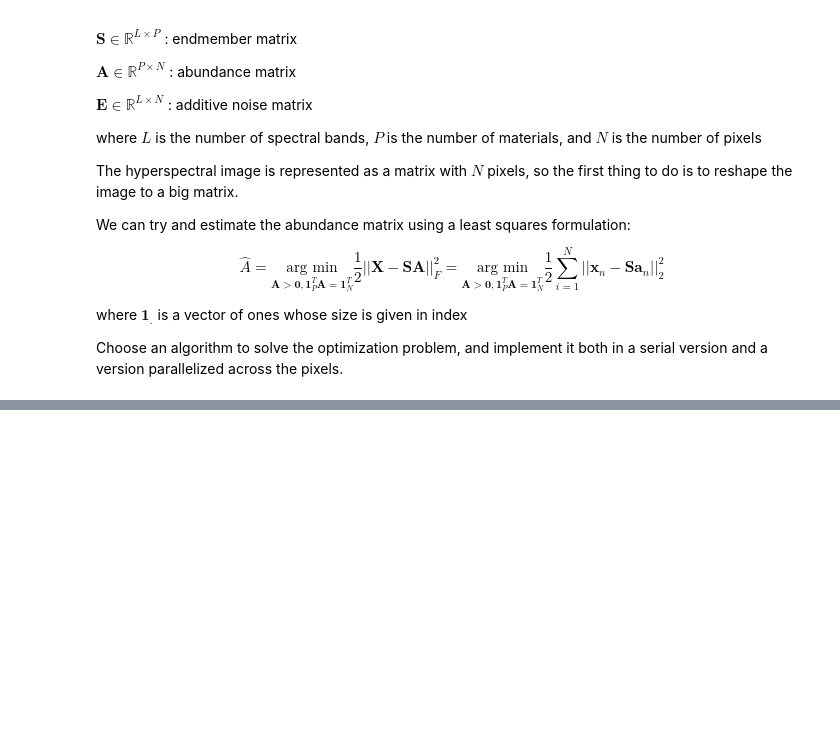
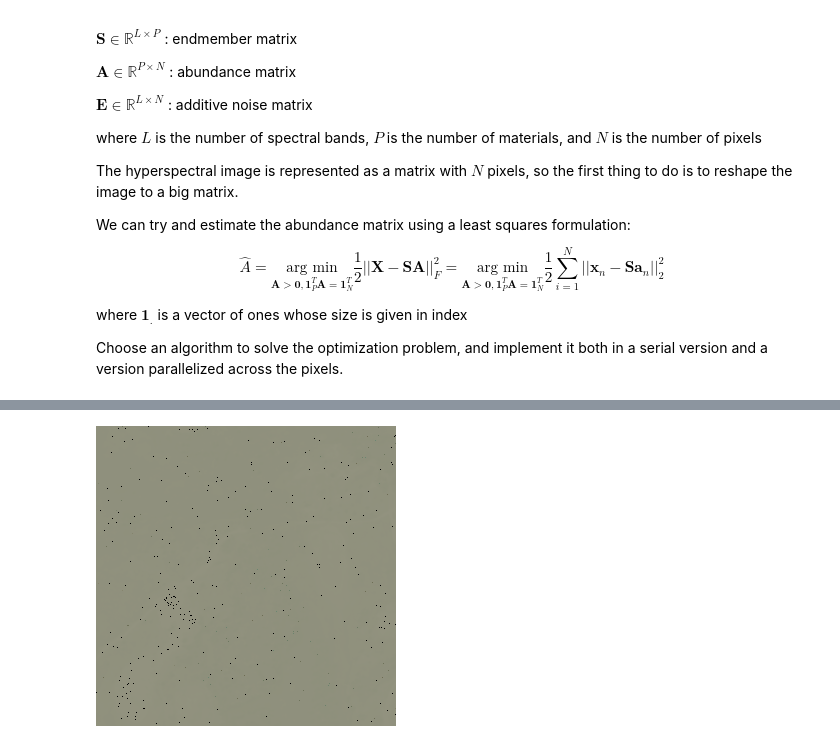
Before and after one commit to C18andre/ParallelComputingJulia, a Jupyter notebook: Project_parallelization_Julia_student.ipynb, the cells around one changed output, grey strips where cells are left out. Saved outputs shown, nothing was run; the diff lists cells and outputs as text; code cells hidden in the pictures; blank space fills up the shorter version.

```diff
--- a/Project_parallelization_Julia_student.ipynb
+++ b/Project_parallelization_Julia_student.ipynb
@@ -183,0 +161,6 @@ LoadError: UndefVarError: sources not defined
+# %%
+img_rgb = generate_rgb_img(img);
+# %%
+colorview(RGB,permutedims(img_rgb,(3,1,2)))
+# %% [output]
+[figure, added]
```
Also changed, not shown: parts of 18 cells of this notebook.
